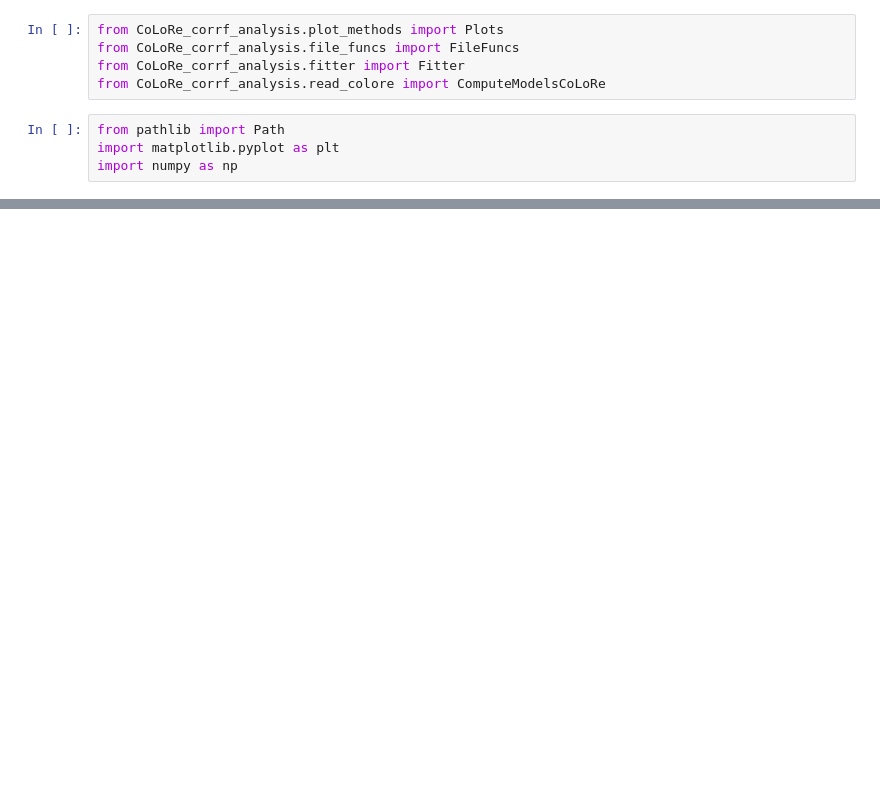
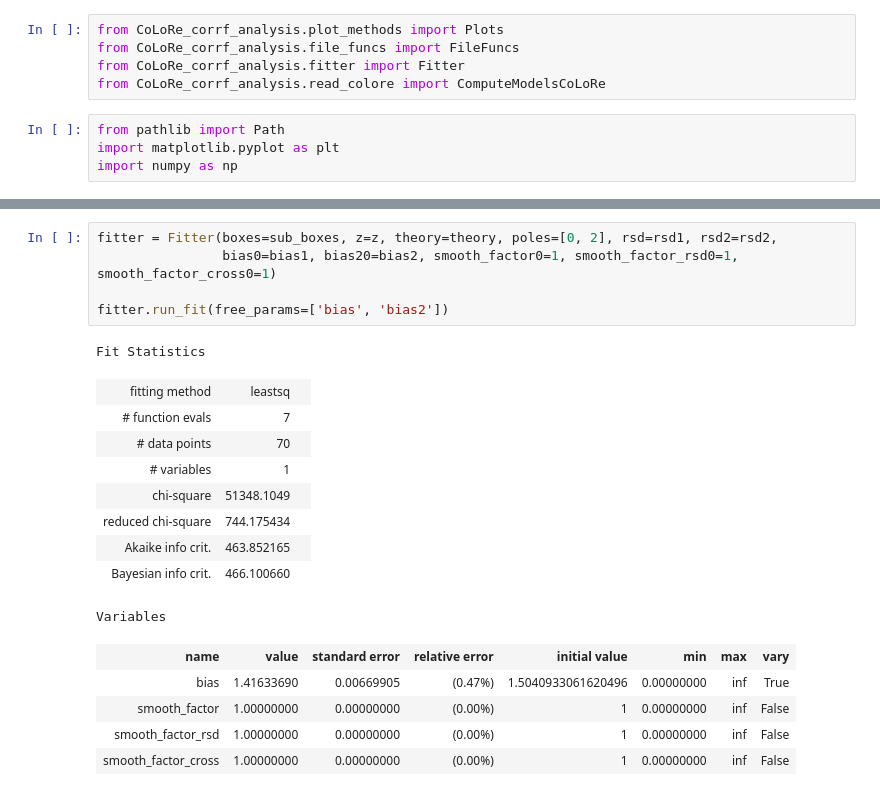
Before and after one commit to cramirezpe/modules-corrf-analysis, a Jupyter notebook: Examples/LPT.ipynb, the cells around one changed output, grey strips where cells are left out. Drawn from its saved outputs; the diff is of its cells as text; blank space fills up the shorter version.

```diff
--- a/Examples/LPT.ipynb
+++ b/Examples/LPT.ipynb
@@ -68,2 +99,23 @@ input bias:  1
+# %%
+fitter = Fitter(boxes=sub_boxes, z=z, theory=theory, poles=[0, 2], rsd=rsd1, rsd2=rsd2,
+                bias0=bias1, bias20=bias2, smooth_factor0=1, smooth_factor_rsd0=1, smooth_factor_cross0=1)
+
+fitter.run_fit(free_params=['bias', 'bias2'])
+# %% [output]
+Fit Statistics
+| fitting method | leastsq |  |
+| # function evals | 7 |  |
+| # data points | 70 |  |
+| # variables | 1 |  |
+| chi-square | 51348.1049 |  |
+| reduced chi-square | 744.175434 |  |
+| Akaike info crit. | 463.852165 |  |
+| Bayesian info crit. | 466.100660 |  |
+Variables
+| name | value | standard error | relative error | initial value | min | max | vary |
+| bias | 1.41633690 | 0.00669905 | (0.47%) | 1.5040933061620496 | 0.00000000 | inf | True |
+| smooth_factor | 1.00000000 | 0.00000000 | (0.00%) | 1 | 0.00000000 | inf | False |
+| smooth_factor_rsd | 1.00000000 | 0.00000000 | (0.00%) | 1 | 0.00000000 | inf | False |
+| smooth_factor_cross | 1.00000000 | 0.00000000 | (0.00%) | 1 | 0.00000000 | inf | False |
 # %%
 fig, ax = plt.subplots()
```
Also changed, not shown: parts of 25 cells of this notebook, 17 other files.
